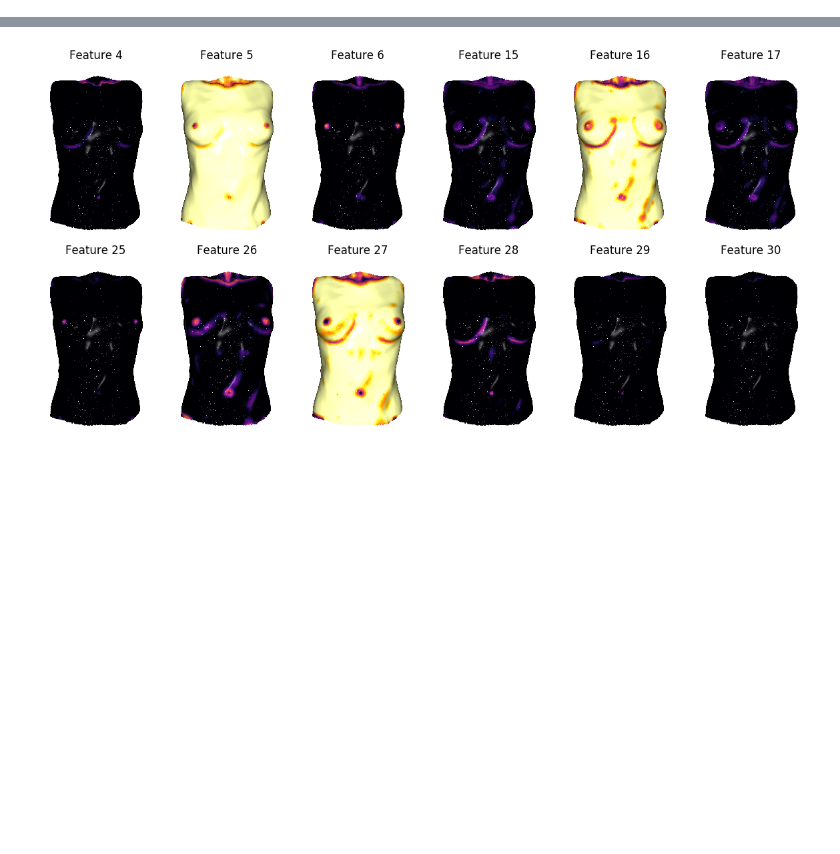
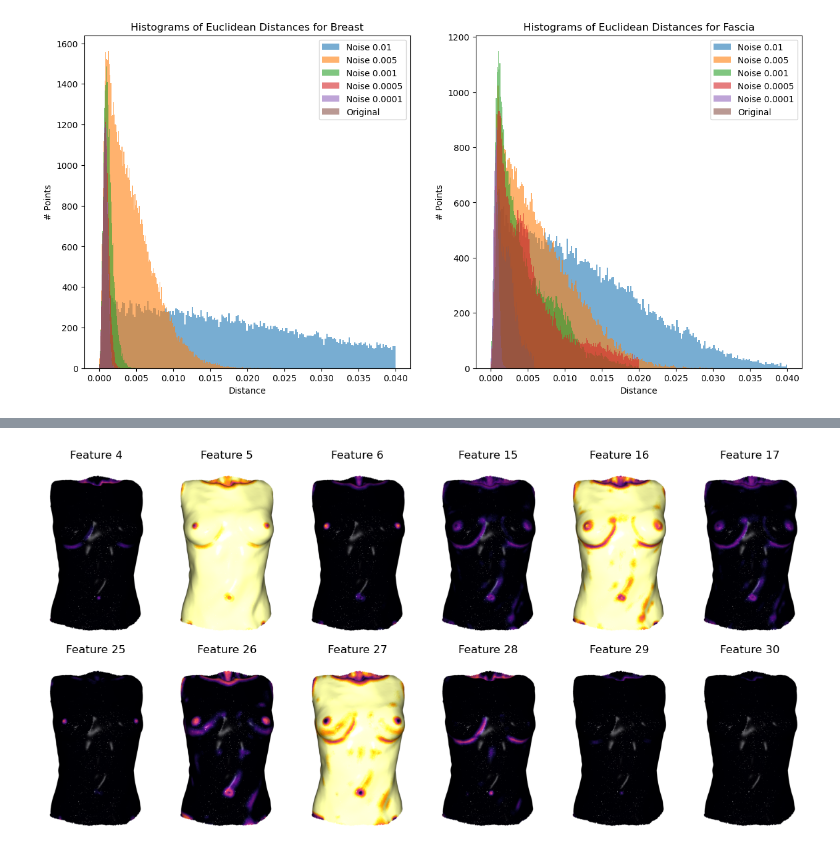
Before and after one commit to LianeCarolina02/Volumetric-Correction, a Jupyter notebook: Rigid_Registration.ipynb, the cells around one changed output, grey strips where cells are left out. Cells and saved outputs as stored; diff of their text form; code cells hidden in the pictures; blank space fills up the shorter version.

```diff
--- a/Rigid_Registration.ipynb
+++ b/Rigid_Registration.ipynb
@@ -24,0 +1,51 @@ voxel_downsample = 0.01
+# %%
+import open3d as o3d
+BREAST = "Manequin/Mannequin_Breast_ASCII.ply"
+FASCIA = "Manequin/Mannequin_Fascia_ASCII.ply"
+TORSO = "Manequin/Mannequin_Torso_ASCII.ply"
+VOXEL_SIZE = 0.01
+
+
+source = o3d.io.read_point_cloud(BREAST)
+target = o3d.io.read_point_cloud(TORSO)
+
+import correspondence_rigid as cr
+transformation = cr.rigid_registration_manequim(source, target, VOXEL_SIZE, VOXEL_SIZE * 2, visualize_rigid_transformation=False)
+# %%
+
+import correspondence_rigid as cr
+import matplotlib.pyplot as plt
+
+SIGMAS = [0.0001, 0.0005, 0.001, 0.005, 0.01]
+VOXEL_SIZES_ARRAY = [0.01, 0.01, 0.01, 0.01, 0.015, 0.02]
+SOURCES_BREAST = [BREAST] + [f"Noise_ply/Breast_Noise_{sigma}.ply" for sigma in SIGMAS]
+SOURCES_FASCIA = [FASCIA] + [f"Noise_ply/Fascia_Noise_{sigma}.ply" for sigma in SIGMAS]
+SOURCE_TYPES = [SOURCES_BREAST, SOURCES_FASCIA]
+NAMES_TYPES_SOURCES = ["Breast", "Fascia"]
+
+fig, axs = plt.subplots(1, 2, figsize=(15, 7))
+
+for j, source_type in enumerate(SOURCE_TYPES):
+    all_histograms = []
+    all_bins = []
+
+    for i, idx in enumerate(source_type):
+        hist, bins = cr.manequim_correspondences_histogram_distances(idx, TORSO, VOXEL_SIZES_ARRAY[i], display_histogram=False)
+
+        all_histograms.append(hist)
+        all_bins.append(bins)
+
+    all_histograms = all_histograms[::-1]
+    all_bins = all_bins[::-1]
+
+    for bins, histogram in zip(all_bins, all_histograms):
+        axs[j].hist(bins[:-1], weights=histogram, bins=bins, alpha=0.6) # Plot each histogram with transparency and reversed order
+
+    names = [f"Original", "Noise 0.0001", "Noise 0.0005", "Noise 0.001", "Noise 0.005", "Noise 0.01"]
+    axs[j].set_xlabel('Distance')
+    axs[j].set_ylabel('# Points')
+    axs[j].set_title(f'Histograms of Euclidean Distances for {NAMES_TYPES_SOURCES[j]}')
+    axs[j].legend(names[::-1])  # Add legend with labels for each histogram
+
+plt.show()
+# %% [output]
@@ -24,0 +56 @@ voxel_downsample = 0.01
+[figure, added]
```
Also changed, not shown: parts of 55 cells of this notebook, 25 other files.
